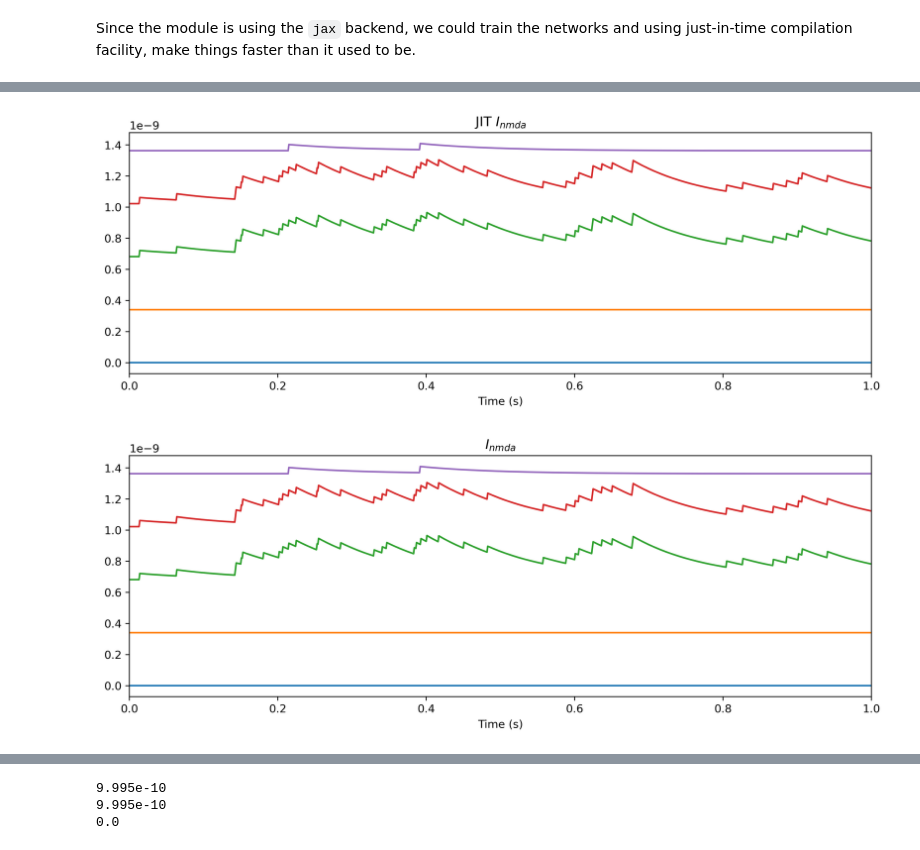
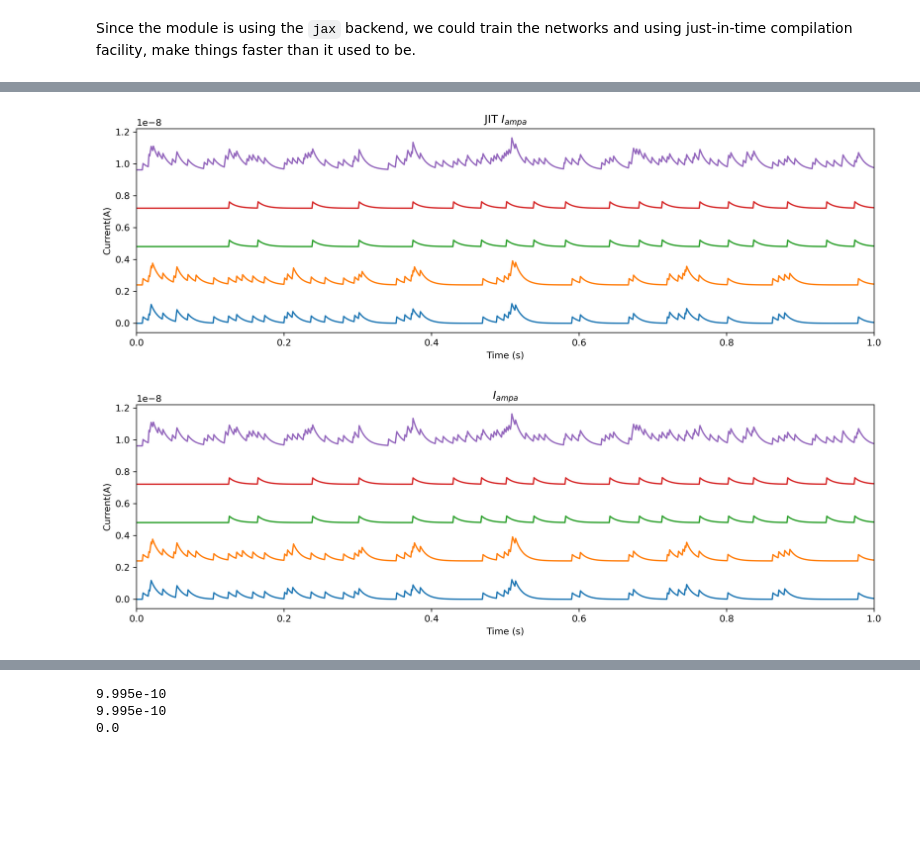
Before and after one commit to synsense/rockpool, a Jupyter notebook: docs/devices/DynapSE/dynapse1_simulator.ipynb, the cells around one changed output, grey strips where cells are left out. Saved outputs shown, nothing was run; the diff lists cells and outputs as text; code cells hidden in the pictures; blank space fills up the shorter version.

```diff
--- a/docs/devices/DynapSE/dynapse1_simulator.ipynb
+++ b/docs/devices/DynapSE/dynapse1_simulator.ipynb
@@ -210,7 +129,7 @@ w_rec = np.array(
          [0, 0, 0, 0],
          [0, 0, 0, 1],
          [0, 0, 0, 0],
-         [0, 0, 0, 0]],
+         [0, 0, 0, 1]],
 
         [[0, 0, 0, 0],  # pre = 4 (device)
          [0, 0, 0, 0],
@@ -565,12 +496,12 @@ np.testing.assert_array_equal(Imem.times, j_Imem.times)
 # %%
-j_Inmda = plot_Isyn(j_record_dict["Inmda"], name="JIT $I_{nmda}$")
+j_Inmda = Figure.plot_Ix(j_record_dict["Iampa"], name="JIT $I_{ampa}$")
 
 plt.figure()
-Inmda  = plot_Isyn(record_dict["Inmda"], name="$I_{nmda}$")
+Inmda  = Figure.plot_Ix(record_dict["Iampa"], name="$I_{ampa}$")
 np.testing.assert_array_equal(Inmda.times, j_Inmda.times)
 # %% [output]
-[figure, old version]
+[figure, new version]
-[figure, old version]
+[figure, new version]
 # %%
 def loss(params, mod_orig, input, target):
     mod_new = mod_orig.set_attributes(params)
```
Also changed, not shown: parts of 30 cells of this notebook.
